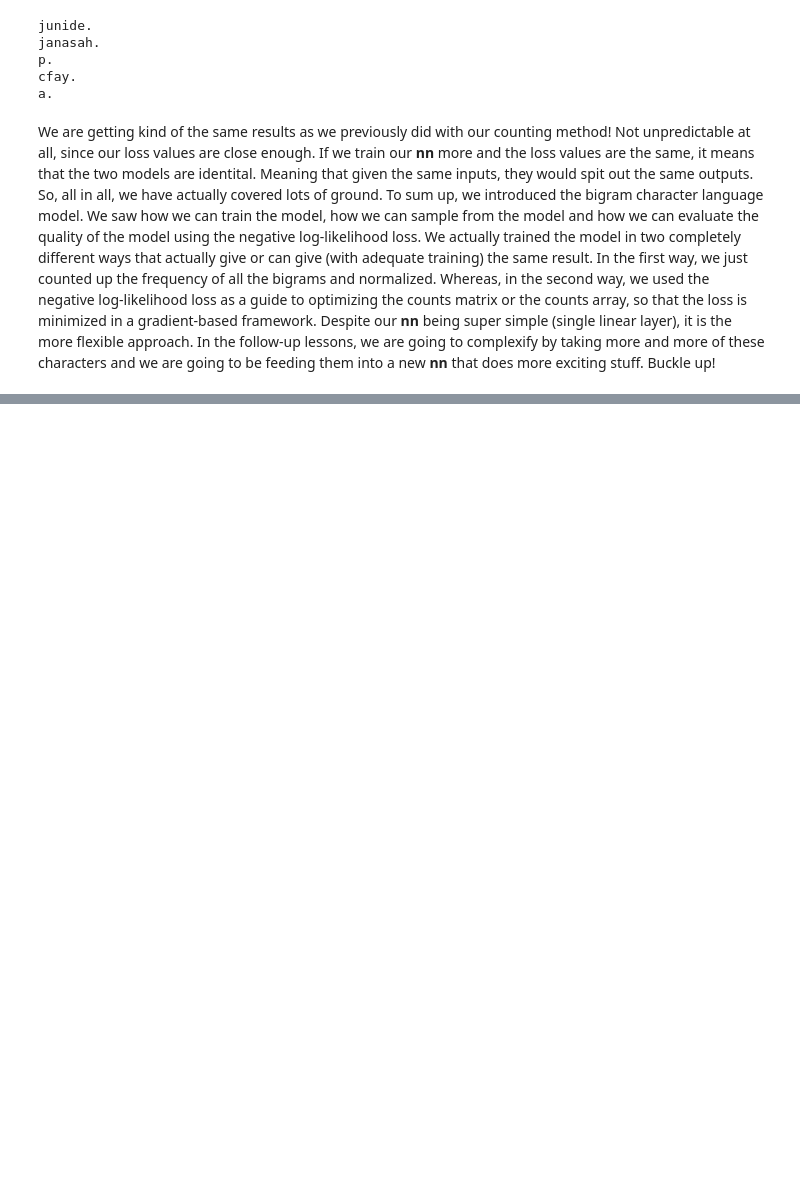
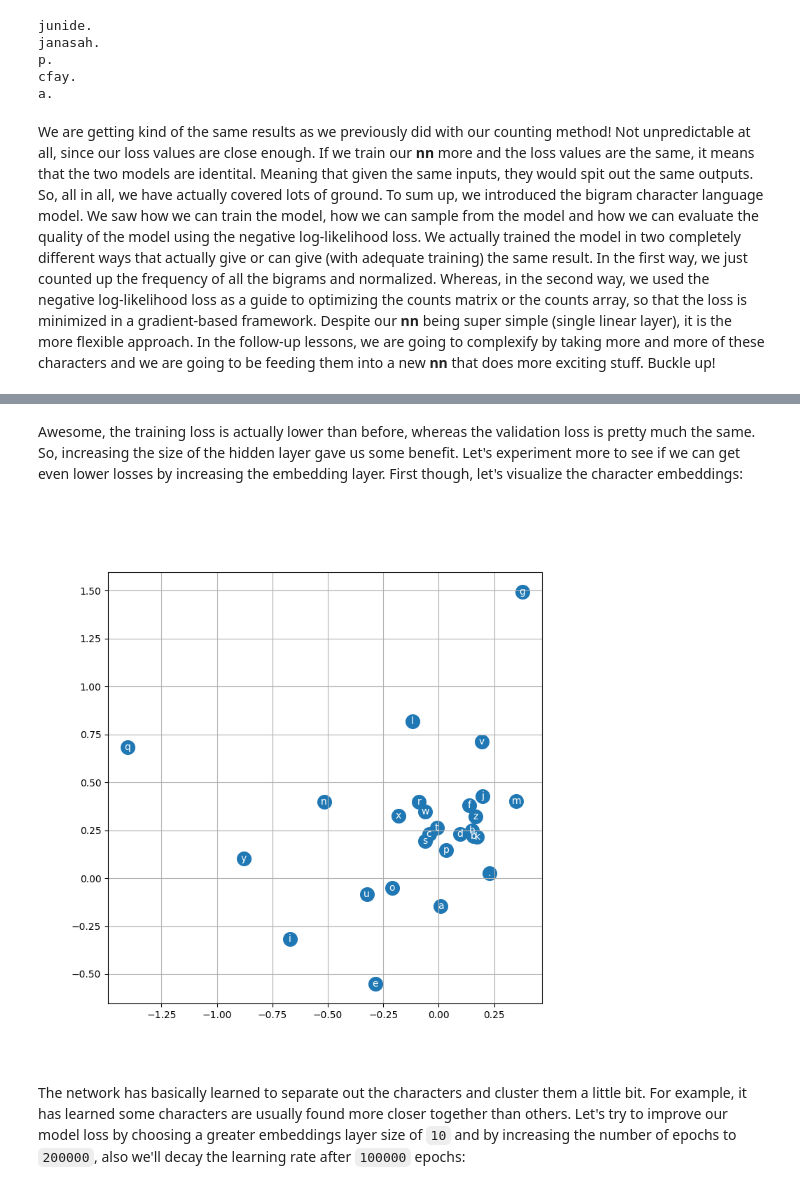
Before and after one commit to ckaraneen/micrograduate, a Jupyter notebook: micrograduate.ipynb, the cells around one changed output, grey strips where cells are left out. Cells and saved outputs as stored; diff of their text form; code cells hidden in the pictures; blank space fills up the shorter version.

```diff
--- a/micrograduate.ipynb
+++ b/micrograduate.ipynb
@@ -1780,0 +2477,13 @@ We are getting kind of the same results as we previously did with our counting m
+# %% [markdown]
+Awesome, the training loss is actually lower than before, whereas the validation loss is pretty much the same. So, increasing the size of the hidden layer gave us some benefit. Let's experiment more to see if we can get even lower losses by increasing the embedding layer. First though, let's visualize the character embeddings:
+# %%
+# visualize dimensions 0 and 1 of the embedding matrix C for all characters
+plt.figure(figsize=(8,8))
+plt.scatter(C[:,0].data, C[:,1].data, s=200)
+for i in range(C.shape[0]):
+    plt.text(C[i,0].item(), C[i,1].item(), itoc[i], ha="center", va="center", color='white')
+plt.grid('minor')
+# %% [output]
+[figure, added]
+# %% [markdown]
+The network has basically learned to separate out the characters and cluster them a little bit. For example, it has learned some characters are usually found more closer together than others. Let's try to improve our model loss by choosing a greater embeddings layer size of `10` and by increasing the number of epochs to `200000`, also we'll decay the learning rate after `100000` epochs:
```
Also changed, not shown: parts of 134 cells of this notebook, 1 other file.
